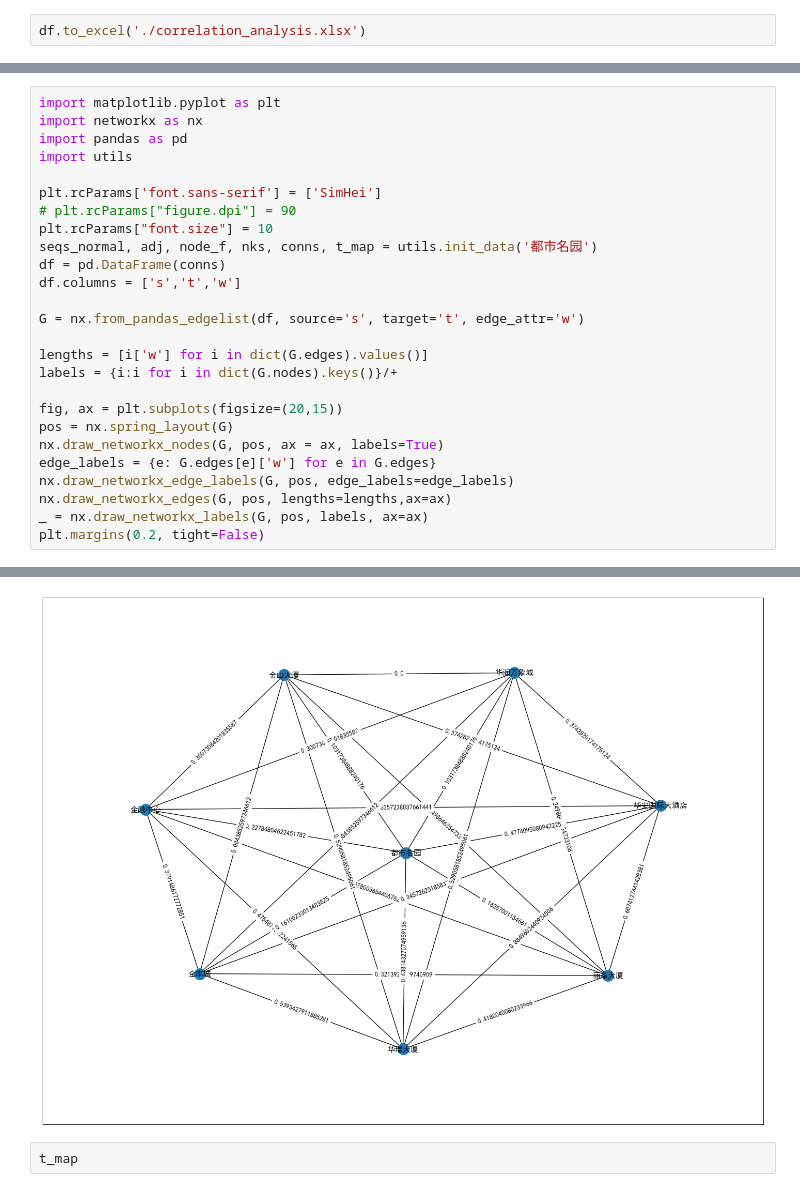
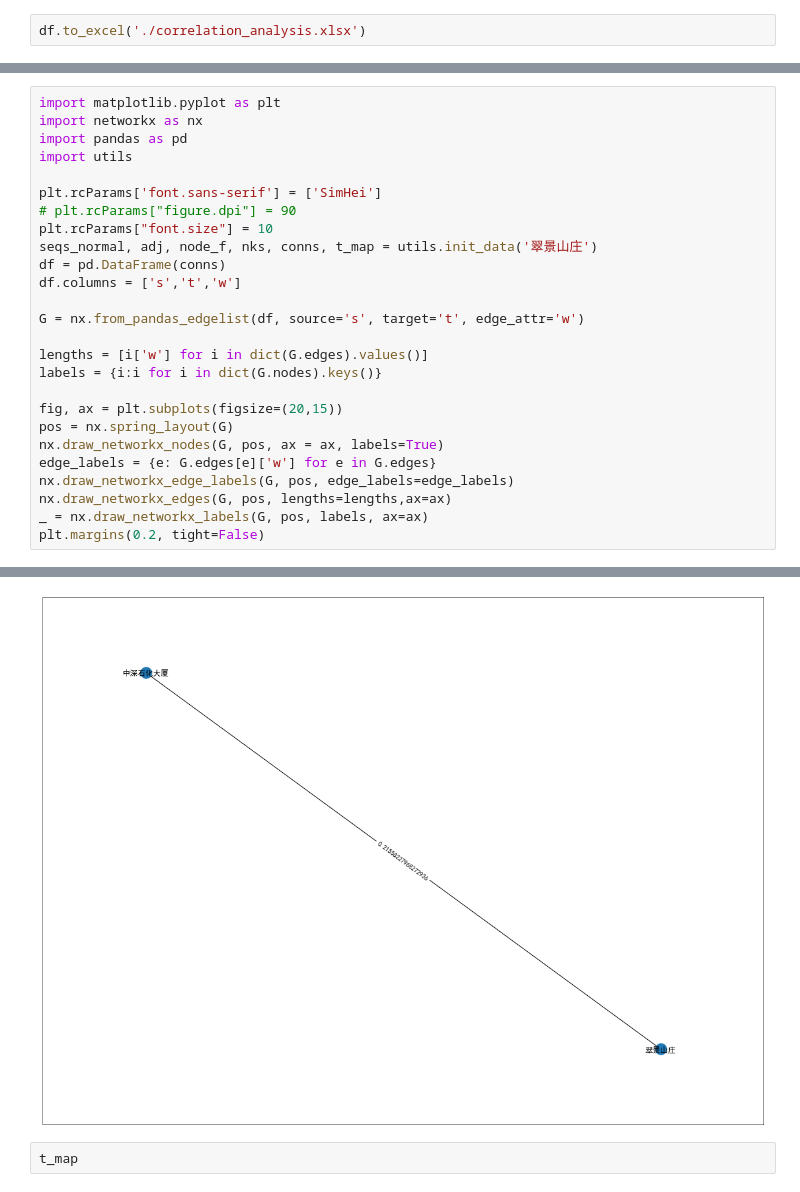
Before and after one commit to vaecole/SIAT-AUTOS-ITS, a Jupyter notebook: GCN-GRU-MC-GAN/demo.ipynb, the cells around one changed output, grey strips where cells are left out. Saved outputs shown, nothing was run; the diff lists cells and outputs as text.

```diff
--- a/GCN-GRU-MC-GAN/demo.ipynb
+++ b/GCN-GRU-MC-GAN/demo.ipynb
@@ -55,14 +55,14 @@ import utils
 plt.rcParams['font.sans-serif'] = ['SimHei']
 # plt.rcParams["figure.dpi"] = 90
 plt.rcParams["font.size"] = 10
-seqs_normal, adj, node_f, nks, conns, t_map = utils.init_data('都市名园')
+seqs_normal, adj, node_f, nks, conns, t_map = utils.init_data('翠景山庄')
 df = pd.DataFrame(conns)
 df.columns = ['s','t','w']
 
 G = nx.from_pandas_edgelist(df, source='s', target='t', edge_attr='w')
 
 lengths = [i['w'] for i in dict(G.edges).values()]
-labels = {i:i for i in dict(G.nodes).keys()}/+
+labels = {i:i for i in dict(G.nodes).keys()}
 
 fig, ax = plt.subplots(figsize=(20,15))
 pos = nx.spring_layout(G)
@@ -77,4 +87,4 @@ plt.margins(0.2, tight=False)
-[figure, old version]
+[figure, new version]
 # %%
 t_map
 # %% [output]
```
Also changed, not shown: parts of 7 cells of this notebook, 5 other files.
